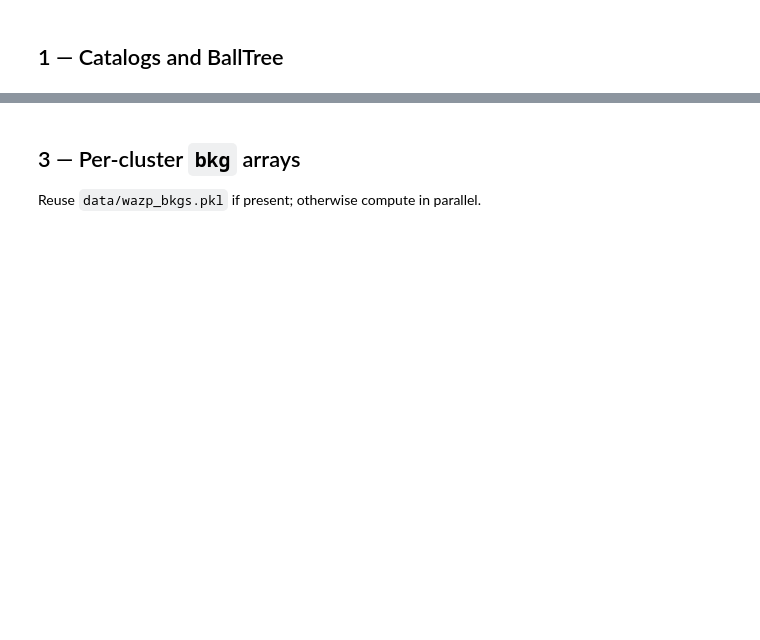
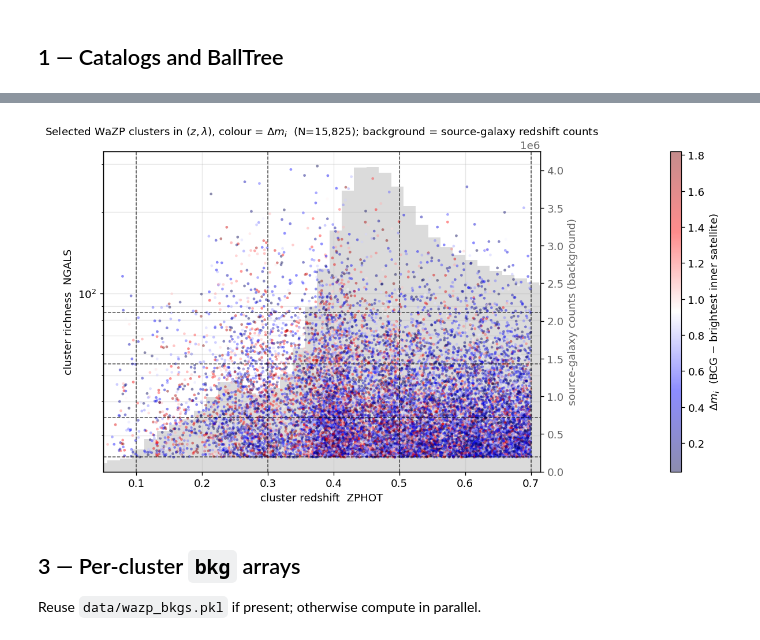
Before and after one commit to andrevitorelli/destacking, a Jupyter notebook: notebooks/wazp_mass_richness_by_delta_m.ipynb, the cells around one changed output, grey strips where cells are left out. Drawn from its saved outputs; the diff is of its cells as text; code cells hidden in the pictures; blank space fills up the shorter version.

```diff
--- a/notebooks/wazp_mass_richness_by_delta_m.ipynb
+++ b/notebooks/wazp_mass_richness_by_delta_m.ipynb
@@ -76,11 +83,11 @@ print(f'BallTree built in {time.time()-t0:.1f}s')
   `[25., 50., 75., 150., ∞]` — geometric spacing with ratio ≈ 1.89 between consecutive edges. The top finite edge is set at $\lambda=168.8$ rather than $\lambda=200$ so the to-∞ bin captures the otherwise-thin $\lambda\in[169,200]$ population.
 - **Δm** (per-cell median): within each (z, NGALS) cell, split the (Δm > 0) clusters at the cell median; `dm=0` is below, `dm=1` is above.
 # %%
-z_edges  = np.array([0.10, 0.30, 0.50, 0.60])
+z_edges  = np.array([0.10, 0.30, 0.50, 0.70])
 # Log-spaced richness edges 25 -> 168.8 (top finite edge below 200 so the
 # to-infinity bin catches λ ∈ [169, 200] clusters where the population
 # is otherwise thin), plus a tail to ∞.  Ratio ≈ 1.89 between edges.
-ng_edges = np.array([25., 50., 75., 100.,np.inf])
+ng_edges = np.array([25., 35., 55., 85.,np.inf])
 N_NG     = len(ng_edges) - 1   # 4 NGALS bins
 
 def bin_idx(values, edges):
@@ -127,3 +149,53 @@ for i in range(3):
+# %%
+# Cluster sample diagnostic: (z, λ) scatter coloured by Δm with a faint
+# histogram of source-galaxy redshifts in the background.  ``seismic`` puts
+# red at the high-Δm end so the colour mapping matches the dm_colors dict
+# (crimson = high Δm) used by the §9 and §10 plots below.
+fig, ax = plt.subplots(figsize=(11, 6))
+
+# ── background: source-galaxy z histogram on a twin y axis ─────────────────
+ax_src    = ax.twinx()
+src_mask  = (SR_Z >= 0.0) & (SR_Z <= 1.5)
+ax_src.hist(SR_Z[src_mask], bins=80, range=(0.0, 1.5),
+            color='0.75', alpha=0.55, edgecolor='none', zorder=0)
+ax_src.set_ylabel('source-galaxy counts (background)', color='0.4')
+ax_src.tick_params(axis='y', labelcolor='0.4')
+ax_src.set_zorder(0)
+
+# ── foreground: cluster scatter ────────────────────────────────────────────
+ax.set_zorder(1)
+ax.patch.set_visible(False)
+
+dm_vals     = np.asarray(wazp['DELTA_M_I'], dtype=float)
+vmin, vmax  = np.percentile(dm_vals, [2, 98])
+sc = ax.scatter(wazp['ZPHOT'], wazp['NGALS'], c=dm_vals,
+                cmap='seismic', s=8, vmin=vmin, vmax=vmax,
+                alpha=0.45, edgecolor='none', zorder=2)
+
+# ── bin-edge guides ────────────────────────────────────────────────────────
+# z_edges from §2 are vertical guides; ng_edges (finite ones only) horizontal.
+for ze in z_edges:
+    ax.axvline(ze, color='black', lw=0.9, ls='--', alpha=1., zorder=3)
+for ne in ng_edges:
+    if np.isfinite(ne):
+        ax.axhline(ne, color='black', lw=0.9, ls='--', alpha=1., zorder=3)
+
+# Colorbar outside the plot area: stealing space from both axes pushes it
+# past the twin axis's tick labels rather than overlaying the data area.
+cbar = fig.colorbar(sc, ax=[ax, ax_src], pad=0.10, fraction=0.04, aspect=30)
+cbar.set_label(r'$\Delta m_i$  (BCG − brightest inner satellite)')
+
+ax.set_xlabel('cluster redshift  ZPHOT')
+ax.set_ylabel('cluster richness  NGALS')
+ax.set_yscale('log')
+ax.set_xlim(0.05, max(0.7, float(np.max(wazp['ZPHOT'])) * 1.02))
+ax.grid(alpha=0.3, which='both')
+ax.set_title(rf'Selected WaZP clusters in $(z, \lambda)$, colour = $\Delta m_i$  '
+             rf'(N={len(wazp):,}); background = source-galaxy redshift counts',
+             fontsize=11)
+plt.show()
+# %% [output]
+[figure, added]
 # %% [markdown]
 ## 3 — Per-cluster `bkg` arrays
 
```
Also changed, not shown: parts of 16 cells of this notebook.
